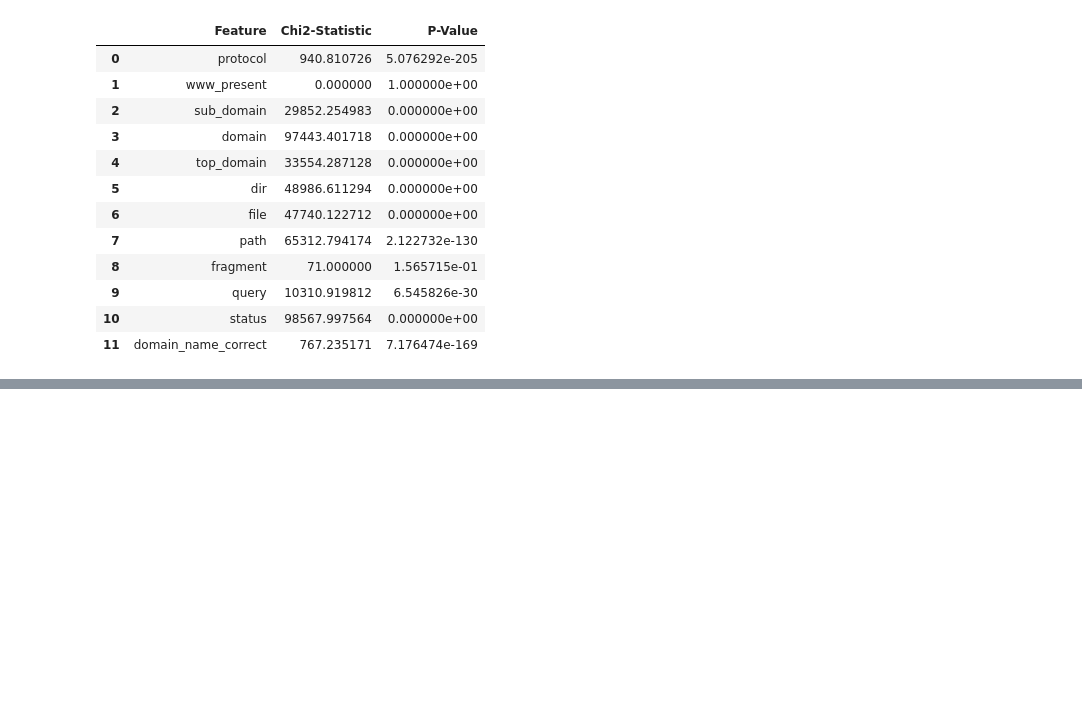
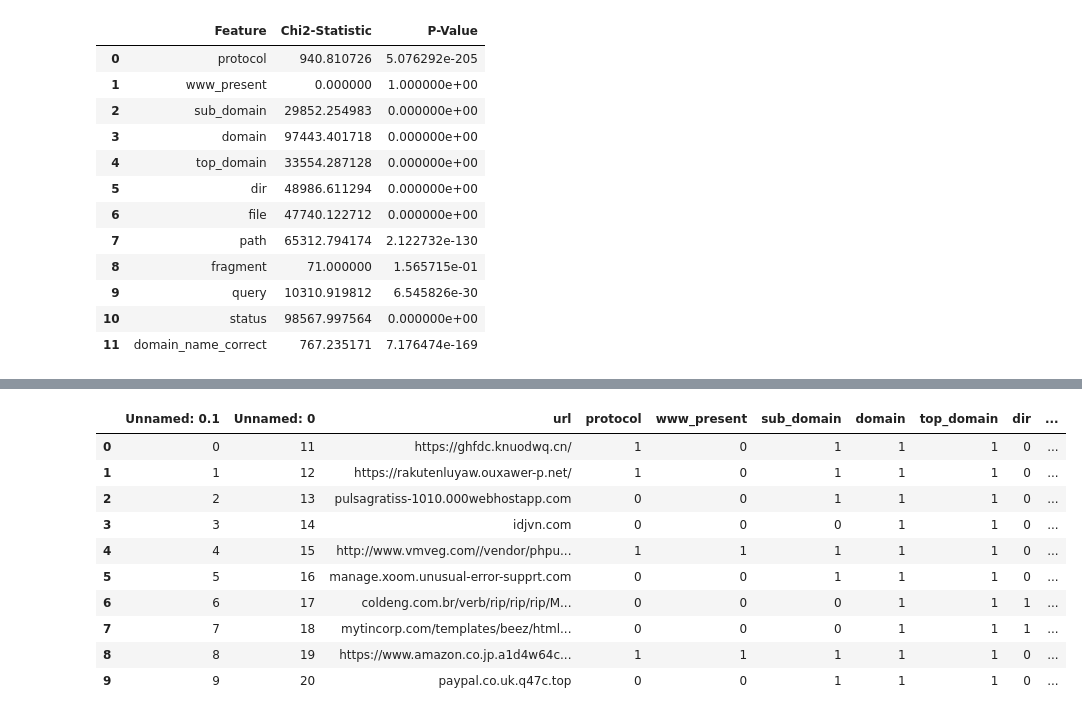
Before and after one commit to onoratoe/DS_Final_Project, a Jupyter notebook: feature_testing.ipynb, the cells around one changed output, grey strips where cells are left out. Drawn from its saved outputs; the diff is of its cells as text; code cells hidden in the pictures; blank space fills up the shorter version.

```diff
--- a/feature_testing.ipynb
+++ b/feature_testing.ipynb
@@ -117,0 +123,20 @@ Name: count, dtype: int64
+# %%
+cat_df = pd.read_csv('clean_data.csv')
+# drop columns that start with 'n_'
+for col in cat_df.columns:
+    if col.startswith('n_'):
+        cat_df = cat_df.drop(col, axis=1)
+cat_df.dropna(inplace=True)
+cat_df.head(10)
+# %% [output]
+|  | Unnamed: 0.1 | Unnamed: 0 | url | protocol | www_present | sub_domain | domain | top_domain | dir | ... |
+| 0 | 0 | 11 | https://ghfdc.knuodwq.cn/ | 1 | 0 | 1 | 1 | 1 | 0 | ... |
+| 1 | 1 | 12 | https://rakutenluyaw.ouxawer-p.net/ | 1 | 0 | 1 | 1 | 1 | 0 | ... |
+| 2 | 2 | 13 | pulsagratiss-1010.000webhostapp.com | 0 | 0 | 1 | 1 | 1 | 0 | ... |
+| 3 | 3 | 14 | idjvn.com | 0 | 0 | 0 | 1 | 1 | 0 | ... |
+| 4 | 4 | 15 | http://www.vmveg.com//vendor/phpu... | 1 | 1 | 1 | 1 | 1 | 0 | ... |
+| 5 | 5 | 16 | manage.xoom.unusual-error-supprt.com | 0 | 0 | 1 | 1 | 1 | 0 | ... |
+| 6 | 6 | 17 | coldeng.com.br/verb/rip/rip/rip/M... | 0 | 0 | 0 | 1 | 1 | 1 | ... |
+| 7 | 7 | 18 | mytincorp.com/templates/beez/html... | 0 | 0 | 0 | 1 | 1 | 1 | ... |
+| 8 | 8 | 19 | https://www.amazon.co.jp.a1d4w64c... | 1 | 1 | 1 | 1 | 1 | 0 | ... |
+| 9 | 9 | 20 | paypal.co.uk.q47c.top | 0 | 0 | 1 | 1 | 1 | 0 | ... |
```
Also changed, not shown: parts of 6 cells of this notebook.
